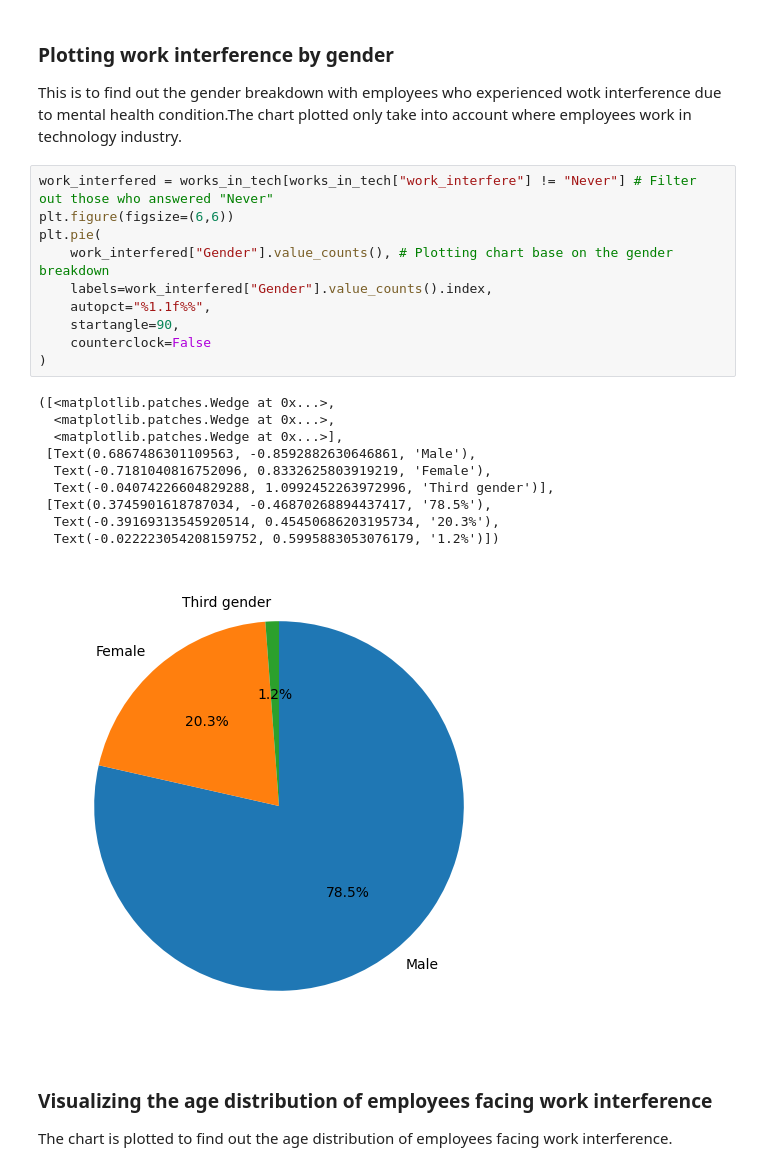
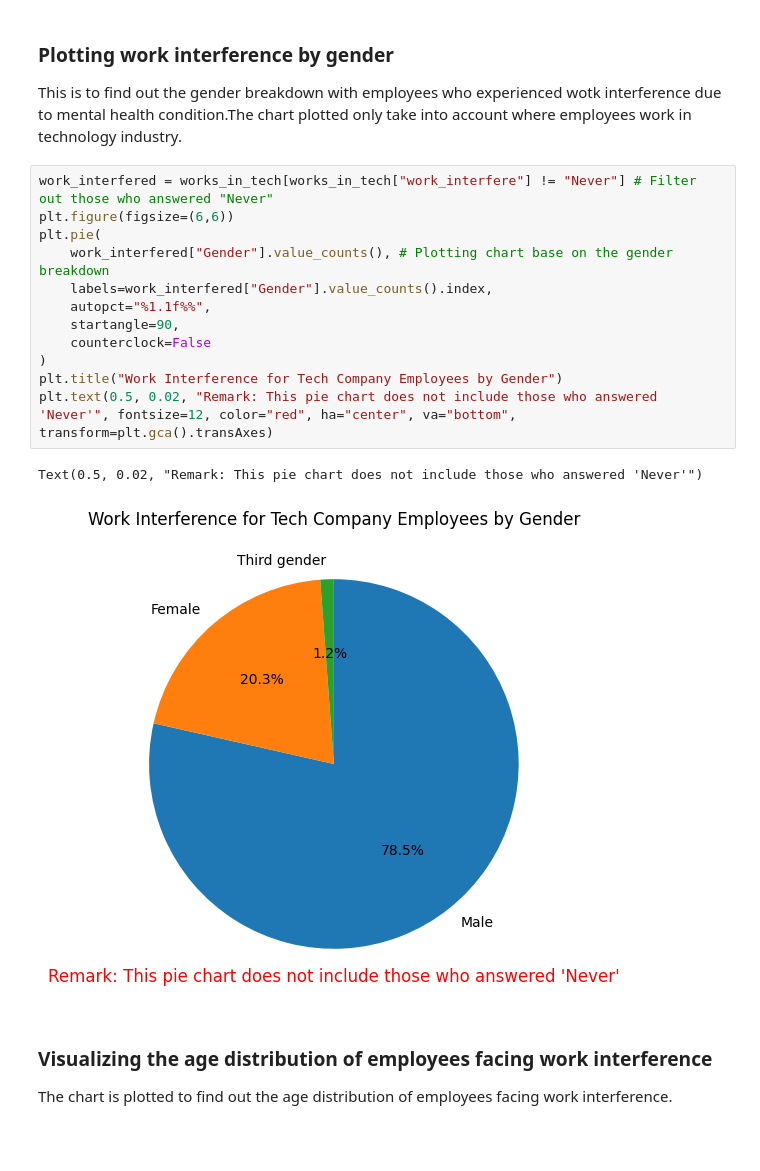
Before and after one commit to edmundlemon/mental_health_data_analysis, a Jupyter notebook: assignment.ipynb, the cells around one changed output. Saved outputs shown, nothing was run; the diff lists cells and outputs as text; blank space fills up the shorter version.

```diff
--- a/assignment.ipynb
+++ b/assignment.ipynb
@@ -144,24 +134,18 @@ This is to find out the gender breakdown with employees who experienced wotk int
 # %%
 work_interfered = works_in_tech[works_in_tech["work_interfere"] != "Never"] # Filter out those who answered "Never"
 plt.figure(figsize=(6,6))
 plt.pie(
 	work_interfered["Gender"].value_counts(), # Plotting chart base on the gender breakdown
 	labels=work_interfered["Gender"].value_counts().index,
 	autopct="%1.1f%%",
 	startangle=90,
 	counterclock=False
 )
+plt.title("Work Interference for Tech Company Employees by Gender")
+plt.text(0.5, 0.02, "Remark: This pie chart does not include those who answered 'Never'", fontsize=12, color="red", ha="center", va="bottom", transform=plt.gca().transAxes)
 # %% [output]
-([<matplotlib.patches.Wedge at 0x...>,
-  <matplotlib.patches.Wedge at 0x...>,
-  <matplotlib.patches.Wedge at 0x...>],
- [Text(0.6867486301109563, -0.8592882630646861, 'Male'),
-  Text(-0.7181040816752096, 0.8332625803919219, 'Female'),
-  Text(-0.04074226604829288, 1.0992452263972996, 'Third gender')],
- [Text(0.3745901618787034, -0.46870268894437417, '78.5%'),
-  Text(-0.39169313545920514, 0.45450686203195734, '20.3%'),
-  Text(-0.022223054208159752, 0.5995883053076179, '1.2%')])
+Text(0.5, 0.02, "Remark: This pie chart does not include those who answered 'Never'")
-[figure, old version]
+[figure, new version]
 # %% [markdown]
 ### Visualizing the age distribution of employees facing work interference
 The chart is plotted to find out the age distribution of employees facing work interference.
```
Also changed, not shown: parts of 20 cells of this notebook, 2 other files.
